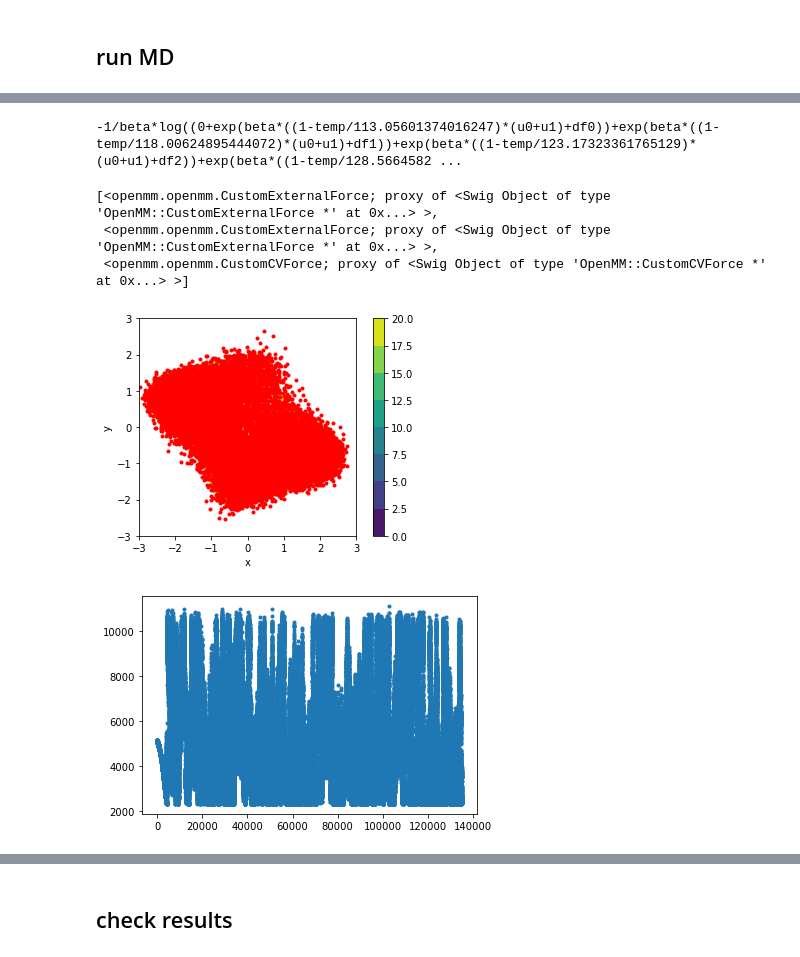
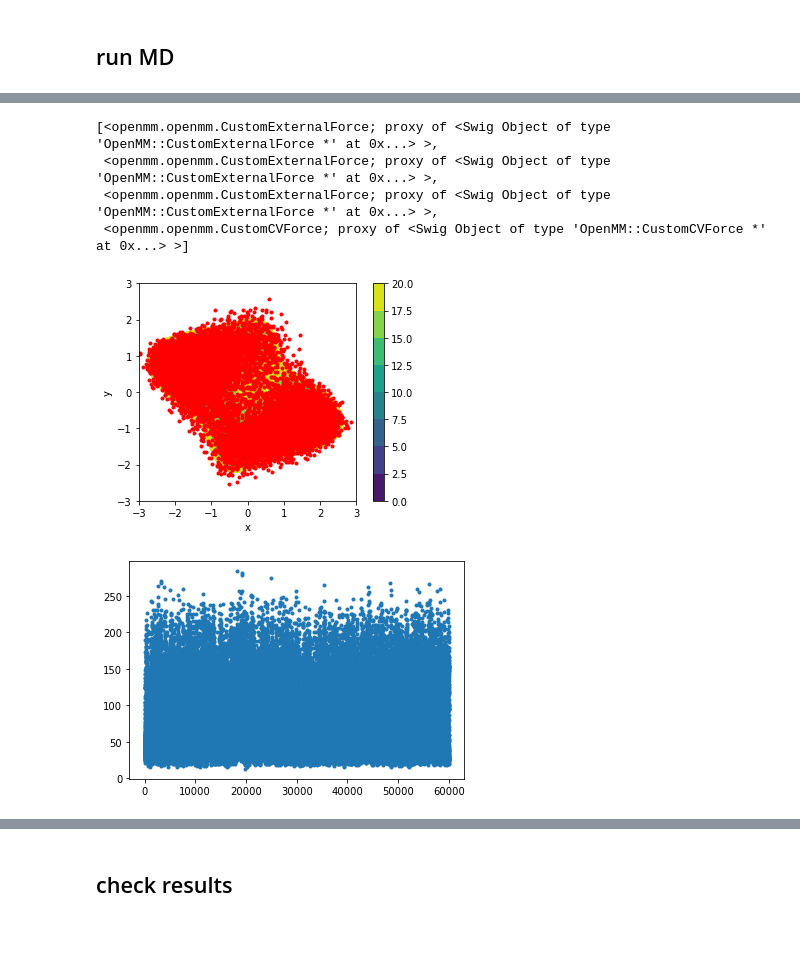
Before and after one commit to invemichele/learned-replica-exchange, a Jupyter notebook: dw/OPES-dw.ipynb, the cells around one changed output, grey strips where cells are left out. Drawn from its saved outputs; the diff is of its cells as text; code cells hidden in the pictures.

```diff
--- a/dw/OPES-dw.ipynb
+++ b/dw/OPES-dw.ipynb
@@ -8,9 +10,7 @@ how will it be compared to REX?
 import numpy as np
 
 import matplotlib.pyplot as plt
-plt.rcParams['figure.figsize'] = [10, 5]
 from IPython.display import clear_output
-from tqdm.auto import trange, tqdm
 # %%
 import openmm
 from openmm import unit
@@ -244,30 +81,16 @@ N steps: 73.9132
 # setup biased model using CustomCVForce
 import copy
 
-modelOPES = WolfeQuappOpenMM(model)
-robust_bias = False #slower, set True only if the bias becomes nan at beginning of simulation
+modelOPES = copy.deepcopy(modelMD) #WolfeQuappOpenMM(model)
 num_forces = modelOPES.system.getNumForces()
 
 # define bias
 ene_str = '('+'+'.join([f'u{k}' for k in range(num_forces)])+')'
-if not robust_bias:
-    bias_str = '-1/beta*log((0'
-    for i in range(df_size):
-        bias_str += f'+exp(beta*((1-temp/{temperatures[i]})*{ene_str}+df{i}))'
-    bias_str += f')/{df_size}); beta={beta}; temp={temp}'
-else:
-    # use LogSumExp for stability, but much slower
-    bias_str = f'-1/beta*(diffMax+log(1/{df_size}*(0' #this is with LogSumExp
-    for i in range(df_size):
-        bias_str += f'+exp(diff{i}-diffMax)'
-    bias_str += f'))); diffMax=max(diff0,diffMax1)'
-    for i in range(1, df_size-2):
-        bias_str += f'; diffMax{i}=max(diff{i},diffMax{i+1})'
-    bias_str += f'; diffMax{df_size-2}=max(diff{df_size-2},diff{df_size-1})'
-    for i in range(df_size):
-        bias_str += f'; diff{i}=beta*((1-temp/{temperatures[i]})*{ene_str}+df{i})'
-    bias_str += f'; beta={beta}; temp={temp}'
-print(bias_str)
+bias_str = '-1/beta*log((0'
+for i in range(df_size):
+    bias_str += f'+exp(beta*((1-temp/{temperatures[i]})*{ene_str}+df{i}))'
+bias_str += f')/{df_size}); beta={beta}; temp={temp}'
+# print('Bias potential:', bias_str)
 
 # add bias to forces
 bias_potential = openmm.CustomCVForce(bias_str)
@@ -280,51 +103,51 @@ for k in range(num_forces):
     bias_potential.addCollectiveVariable(f'u{k}', copy.deepcopy(modelOPES.system.getForces()[k]))
 modelOPES.system.addForce(bias_potential)
 modelOPES.system.getForce(modelOPES.system.getNumForces()-1).setForceGroup(bias_group)
+
 modelOPES.system.getForces()
 # %% [output]
--1/beta*log((0+exp(beta*((1-temp/113.05601374016247)*(u0+u1)+df0))+exp(beta*((1-temp/118.00624895444072)*(u0+u1)+df1))+exp(beta*((1-temp/123.17323361765129)*(u0+u1)+df2))+exp(beta*((1-temp/128.5664582 ...
+[<openmm.openmm.CustomExternalForce; proxy of <Swig Object of type 'OpenMM::CustomExternalForce *' at 0x...> >,
+ <openmm.openmm.CustomExternalForce; proxy of <Swig Object of type 'OpenMM::CustomExternalForce *' at 0x...> >,
+ <openmm.openmm.CustomExternalForce; proxy of <Swig Object of type 'OpenMM::CustomExternalForce *' at 0x...> >,
+ <openmm.openmm.CustomCVForce; proxy of <Swig Object of type 'OpenMM::CustomCVForce *' at 0x...> >]
-[<openmm.openmm.CustomExternalForce; proxy of <Swig Object of type 'OpenMM::CustomExternalForce *' at 0x...> >,
- <openmm.openmm.CustomExternalForce; proxy of <Swig Object of type 'OpenMM::CustomExternalForce *' at 0x...> >,
- <openmm.openmm.CustomCVForce; proxy of <Swig Object of type 'OpenMM::CustomCVForce *' at 0x...> >]
 # %%
 %%time
 # OPES biased MD run
 
-n_iter = 10_000 * min(15, len(temperatures))
+n_iter = 10_000 * min(10, len(temperatures)) #runs can be shorter than the equivalent REX
 integrator = openmm.LangevinIntegrator(temp*unit.kelvin, 10./unit.picosecond, 0.005*unit.picosecond)
 simulation = openmm.app.Simulation(modelOPES.topology, modelOPES.system, integrator)
 simulation.context.setPositions(equil_pos)
 
 data = np.full((n_iter, 2), np.nan)
 ener = np.full(n_iter, np.nan) # needed for reweighting
 bias = np.full(n_iter, np.nan) # needed for reweighting
 all_df = np.full((n_iter, len(running_df)), np.nan)
 all_rct = np.full(n_iter, np.nan)
 
 for n in range(n_iter):
     simulation.step(pace)
     data[n] = np.array(simulation.context.getState(getPositions=True).getPositions().value_in_unit(unit.nanometers))[0,:2]
     ener[n] = simulation.context.getState(getEnergy=True, groups={ener_group}).getPotentialEnergy().value_in_unit(unit.kilojoule_per_mole)
     bias[n] = simulation.context.getState(getEnergy=True, groups={bias_group}).getPotentialEnergy().value_in_unit(unit.kilojoule_per_mole)
     ##### update DeltaFs
     increment = 1/beta*np.log1p(np.exp(beta*(bias[n]-rct))/counter)
     for i in range(df_size):
         diff_i = beta*((1-temp/temperatures[i])*ener[n]+bias[n]-rct+running_df[i])
         running_df[i] += increment - 1/beta*np.log1p(np.exp(diff_i)/counter)
         simulation.context.setParameter(f'df{i}', running_df[i])
     counter += 1
     rct += increment + 1/beta*np.log1p(-1/counter)
     #####
     all_df[n] = running_df
     all_rct[n] = rct
     # print info
     if (n+1) % (n_iter//10) == 0:
         clear_output(wait=True)
-        plot_mueller(data[:n+1])
-        plt.plot(ener, '.')
-        plt.show()
-    print(f'sampling...  {n/n_iter:.2%}, beta*df[0] = {beta*running_df[0]:g}, beta*df[-1] = {beta*running_df[-1]:g}', end='\r')
-#     print(f'sampling...  {n/n_iter:.1%}  bias={bias[n]}',end='\r')[0,:2]
+        plot_doublewell(data[:n+1])
+        # plt.plot(ener, '.')
+        # plt.show()
+    print(f'sampling...  {n/n_iter:.3%}', end='\r')
 # %% [output]
-[figure, old version]
+[figure, new version]
-[figure, old version]
+[figure, new version]
```
Also changed, not shown: parts of 16 cells of this notebook, 3 other files.
